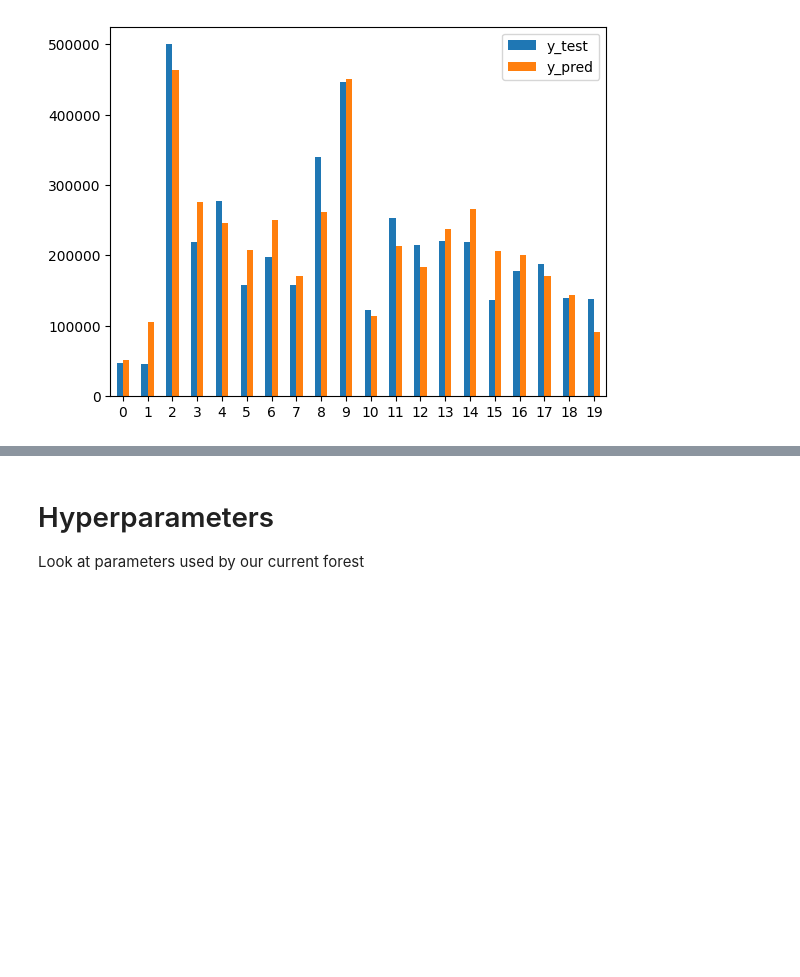
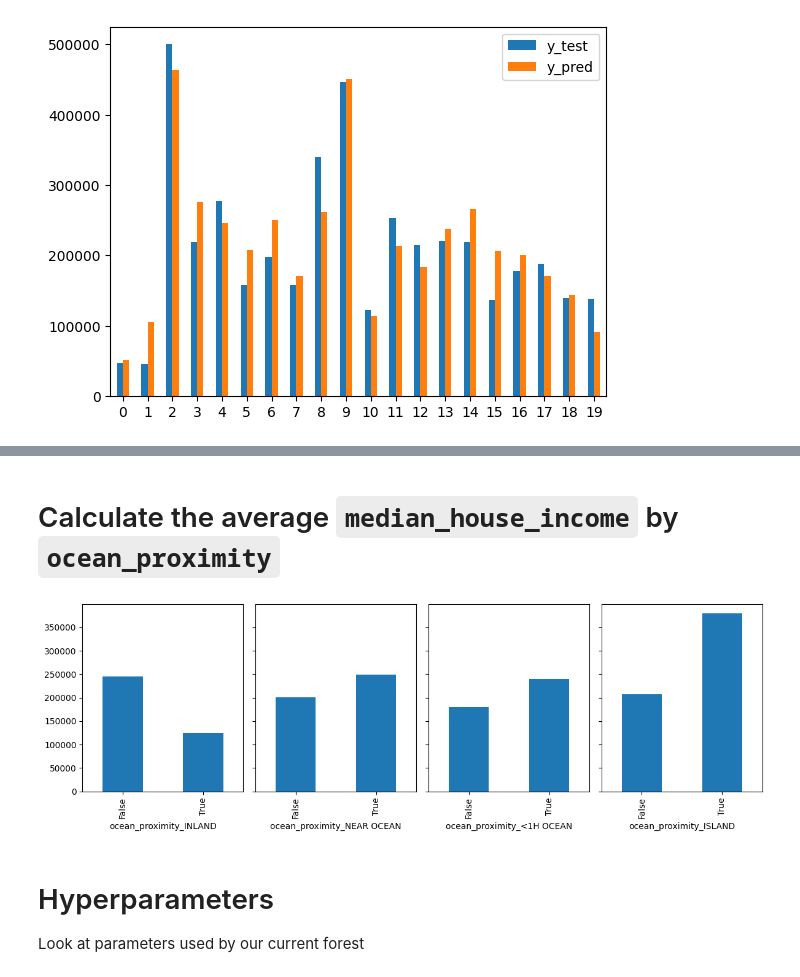
Before and after one commit to w4bo/AA2425-unibo-mldm, a Jupyter notebook: slides/lab-06-housing.ipynb, the cells around one changed output, grey strips where cells are left out. Cells and saved outputs as stored; diff of their text form; code cells hidden in the pictures; blank space fills up the shorter version.

```diff
--- a/slides/lab-06-housing.ipynb
+++ b/slides/lab-06-housing.ipynb
@@ -196,3 +219,13 @@ RMSE: 50155.05753085368
+# %% [markdown]
+# Calculate the average `median_house_income` by `ocean_proximity`
+# %%
+cur_df = preprocess(normalize=False)
+fig, axs = plt.subplots(1, 4, figsize=(12, 4), sharex=True, sharey=True)
+for i, c in enumerate(['INLAND', 'NEAR OCEAN', '<1H OCEAN', 'ISLAND']):
+    cur_df.groupby(f'ocean_proximity_{c}')['median_house_value'].mean().plot(kind="bar", ax=axs[i])
+fig.tight_layout()
+# %% [output]
+[figure, added]
 # %% [markdown]
 # Hyperparameters
 
```
Also changed, not shown: parts of 3 cells of this notebook.
